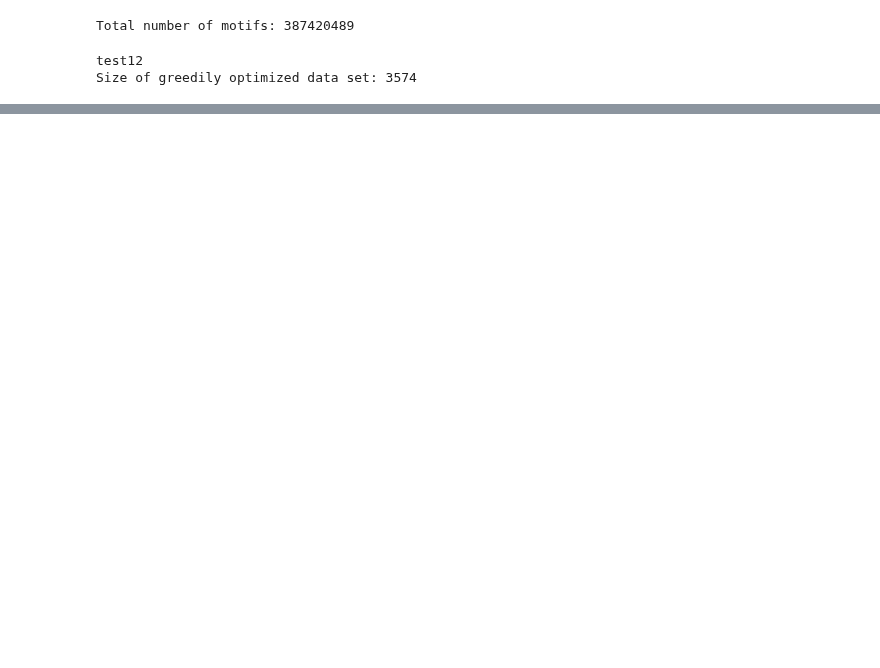
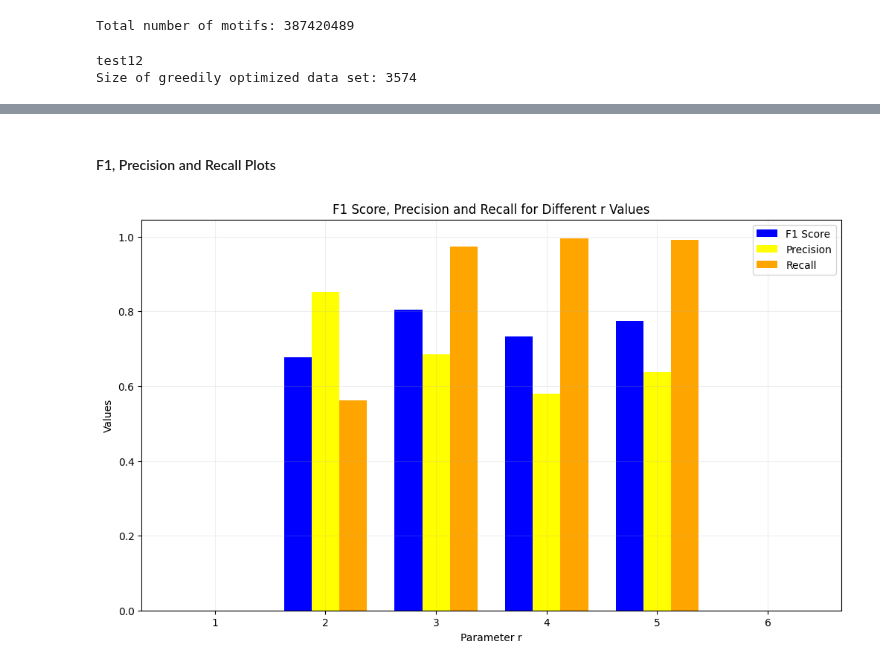
Before and after one commit to VaggelisSpi/NaCo_Project, a Jupyter notebook: project/language_discrimination.ipynb, the cells around one changed output, grey strips where cells are left out. Saved outputs shown, nothing was run; the diff lists cells and outputs as text; code cells hidden in the pictures; blank space fills up the shorter version.

```diff
--- a/project/language_discrimination.ipynb
+++ b/project/language_discrimination.ipynb
@@ -137,0 +185,6 @@ Size of greedily optimized data set: 3574
+# %%
+ns.run(normal_path, result_path, "greedy")
+# %%
+for language in languages:
+    anomalous_path = "./data/languages/other/" + language + "_test.txt"
+    ns.run(anomalous_path, result_path, "random")
@@ -137,0 +286,23 @@ Size of greedily optimized data set: 3574
+# %% [markdown]
+#### F1, Precision and Recall Plots
+# %%
+bar_width = 0.25
+
+# plt.figure(figsize=(10, 6))
+fig, ax = plt.subplots(layout='constrained', figsize=(10, 6))
+
+ax.bar(x, f1_list, bar_width, label='F1 Score', color='blue')
+ax.bar(x + bar_width, precision_list, bar_width, label='Precision', color='yellow')
+ax.bar(x + 2*bar_width, recall_list, bar_width, label='Recall', color='orange')
+
+
+ax.set_xlabel('Parameter r')
+ax.set_ylabel('Values')
+ax.set_title('F1 Score, Precision and Recall for Different r Values')
+ax.legend()
+ax.set_xticks(x + bar_width, r_values)
+ax.grid(True, alpha=0.2)
+
+plt.show()
+# %% [output]
+[figure, added]
```
Also changed, not shown: parts of 12 cells of this notebook, 58 other files.
